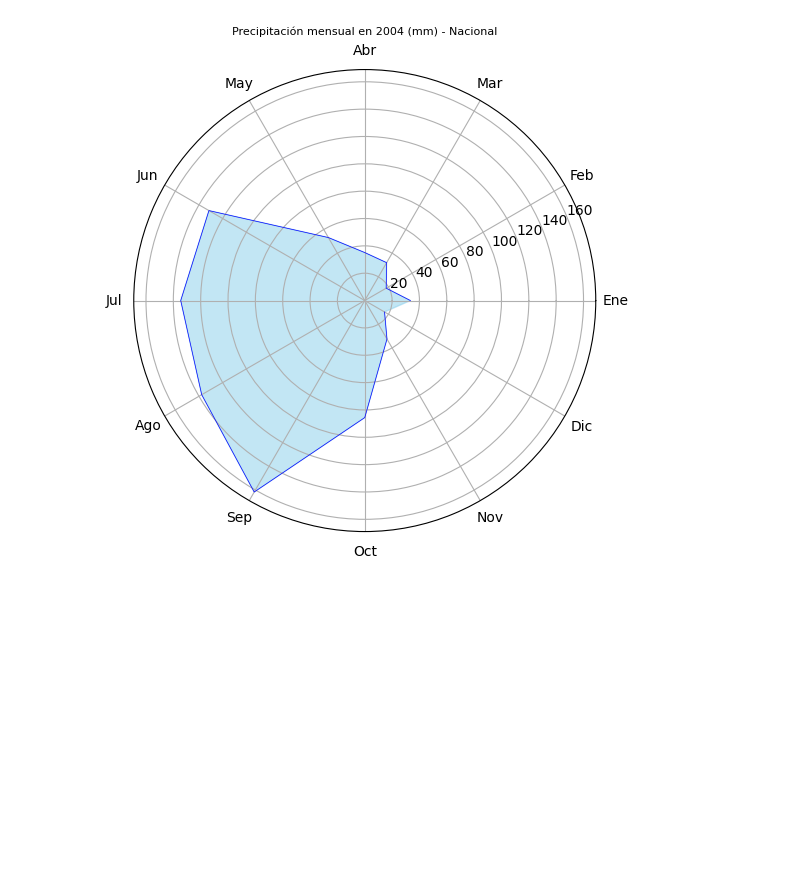
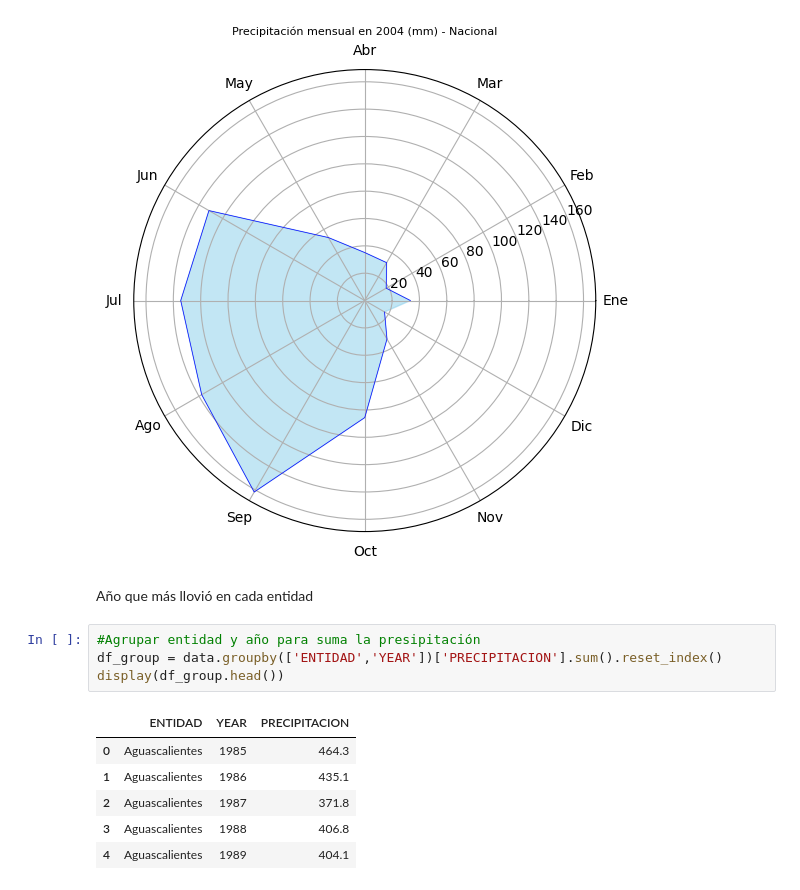
Before and after one commit to DaniaGarmon/LluviaMX, a Jupyter notebook: lluvia_mx.ipynb, the cells around one changed output. Drawn from its saved outputs; the diff is of its cells as text; blank space fills up the shorter version.

```diff
--- a/lluvia_mx.ipynb
+++ b/lluvia_mx.ipynb
@@ -202,3 +203,16 @@ grafico_nacional_meses(1990)
 grafico_nacional_meses(2004)
 # %% [output]
 [figure]
+# %% [markdown]
+Año que más llovió en cada entidad
+# %%
+#Agrupar entidad y año para suma la presipitación
+df_group = data.groupby(['ENTIDAD','YEAR'])['PRECIPITACION'].sum().reset_index()
+display(df_group.head())
+# %% [output]
+|  | ENTIDAD | YEAR | PRECIPITACION |
+| 0 | Aguascalientes | 1985 | 464.3 |
+| 1 | Aguascalientes | 1986 | 435.1 |
+| 2 | Aguascalientes | 1987 | 371.8 |
+| 3 | Aguascalientes | 1988 | 406.8 |
+| 4 | Aguascalientes | 1989 | 404.1 |
```
Also changed, not shown: parts of 5 cells of this notebook, 1 other file.
